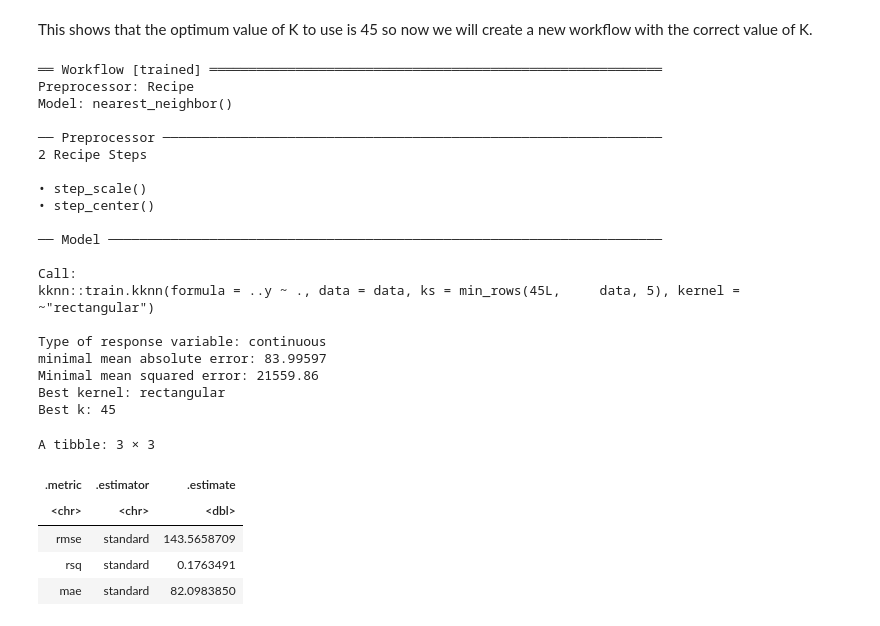
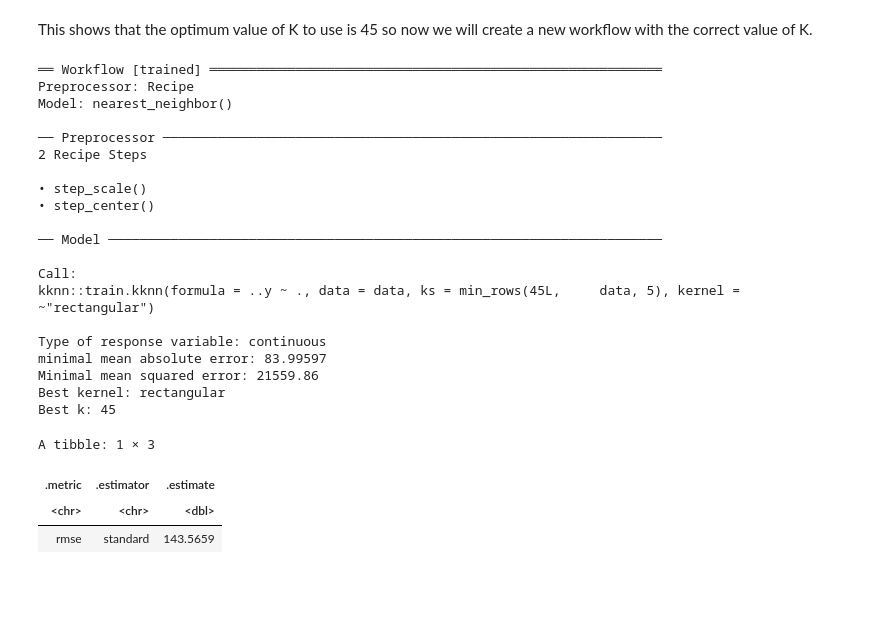
Before and after one commit to KatieSwan/DSCI100_GroupProject, a Jupyter notebook: Project_Report.ipynb, the cells around one changed output. Drawn from its saved outputs; the diff is of its cells as text; code cells hidden in the pictures; blank space fills up the shorter version.

Commit message:
New analysis
Here is what I did in class but something is wrong with the rmse/ .pred (look at the last table in the data).  If somebody knows whats wrong please fix and let me know

```diff
--- a/Project_Report.ipynb
+++ b/Project_Report.ipynb
@@ -244,38 +244,36 @@ tennis_fit <- workflow()|>
 tennis_fit
 
 tennis_accuracy <- tennis_fit |>
     predict(tennis_training)|>
     bind_cols(tennis_training)|>
     metrics(truth = rank, estimate = .pred)|>
-
+    filter(.metric == "rmse")
 tennis_accuracy
 # %% [output]
 ══ Workflow [trained] ══════════════════════════════════════════════════════════
 Preprocessor: Recipe
 Model: nearest_neighbor()
 
 ── Preprocessor ────────────────────────────────────────────────────────────────
 2 Recipe Steps
 
 • step_scale()
 • step_center()
 
 ── Model ───────────────────────────────────────────────────────────────────────
 
 Call:
 kknn::train.kknn(formula = ..y ~ ., data = data, ks = min_rows(45L,     data, 5), kernel = ~"rectangular")
 
 Type of response variable: continuous
 minimal mean absolute error: 83.99597
 Minimal mean squared error: 21559.86
 Best kernel: rectangular
 Best k: 45
-A tibble: 3 × 3
+A tibble: 1 × 3
 | .metric | .estimator | .estimate |
 | <chr> | <chr> | <dbl> |
-| rmse | standard | 143.5658709 |
-| rsq | standard | 0.1763491 |
-| mae | standard | 82.0983850 |
+| rmse | standard | 143.5659 |
 # %%
 tennis_summary <- tennis_fit |>
     predict(tennis_testing)|>
```
Also changed, not shown: parts of 1 cell of this notebook.
